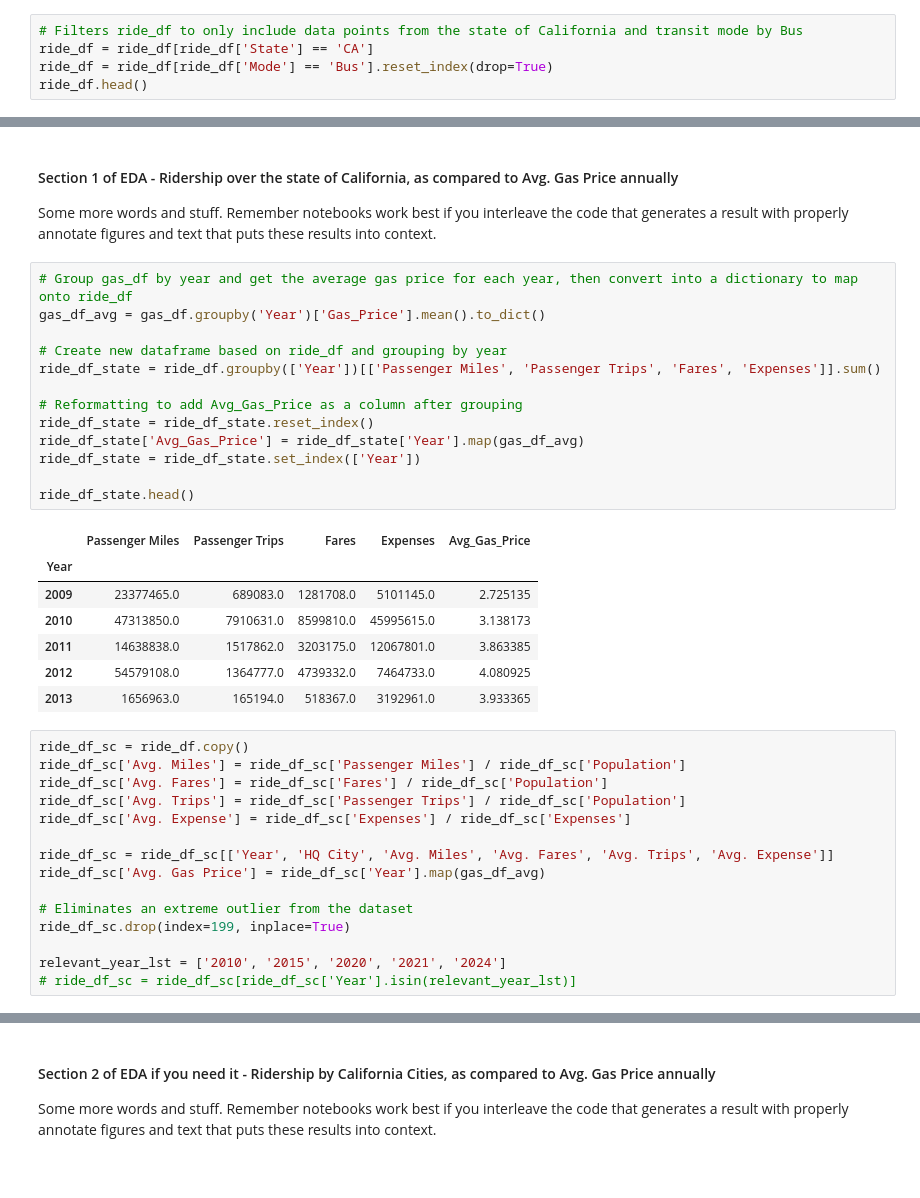
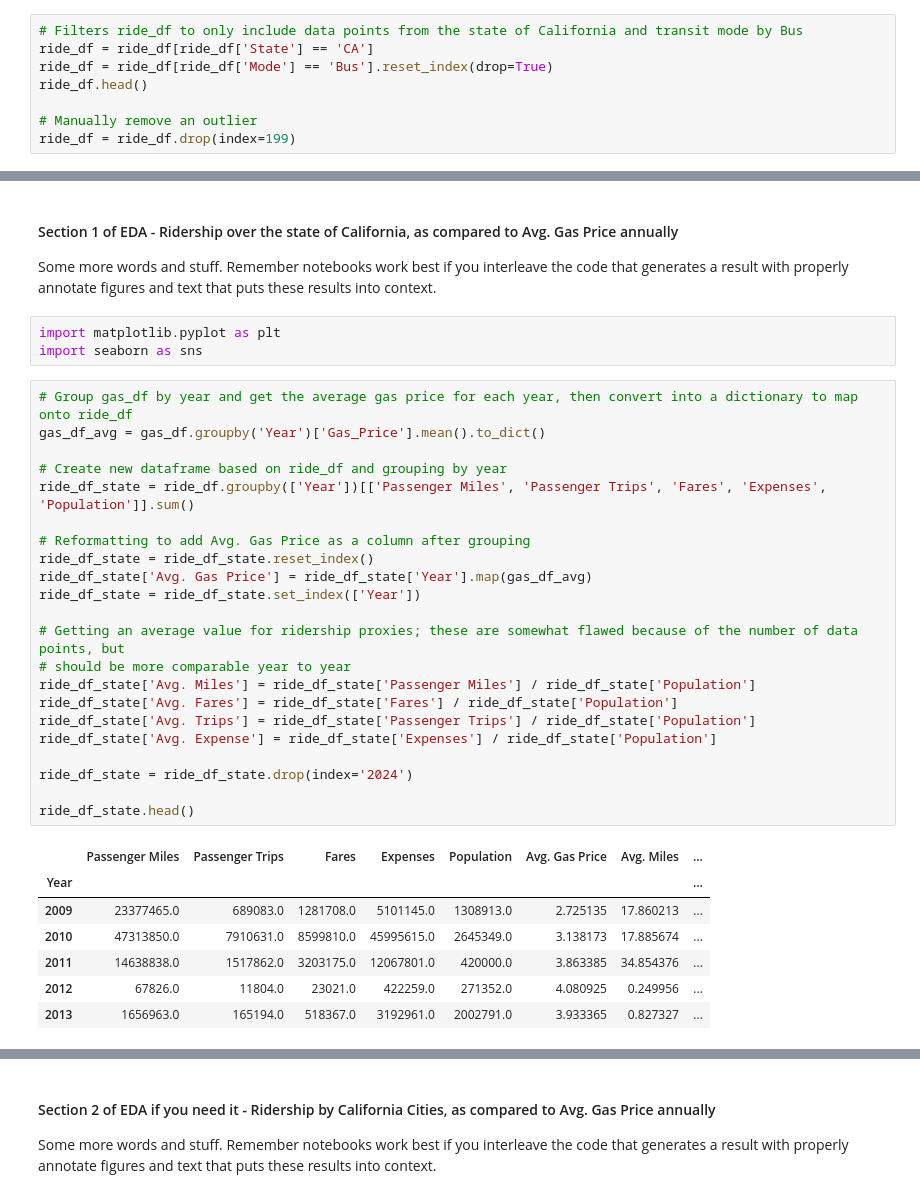
Before and after one commit to COGS108/Group012_WI26, a Jupyter notebook: 02-EDACheckpoint.ipynb, the cells around one changed output, grey strips where cells are left out. Drawn from its saved outputs; the diff is of its cells as text.

```diff
--- a/02-EDACheckpoint.ipynb
+++ b/02-EDACheckpoint.ipynb
@@ -238,3 +227,6 @@ ride_df.head()
 ride_df = ride_df[ride_df['State'] == 'CA']
 ride_df = ride_df[ride_df['Mode'] == 'Bus'].reset_index(drop=True)
 ride_df.head()
+
+# Manually remove an outlier
+ride_df = ride_df.drop(index=199)
@@ -261,39 +246,36 @@ Please note that you should consider the use of python modules in your work.  An
 #### Section 1 of EDA - Ridership over the state of California, as compared to Avg. Gas Price annually
 
 Some more words and stuff.  Remember notebooks work best if you interleave the code that generates a result with properly annotate figures and text that puts these results into context.
+# %%
+import matplotlib.pyplot as plt
+import seaborn as sns
 # %%
 # Group gas_df by year and get the average gas price for each year, then convert into a dictionary to map onto ride_df
 gas_df_avg = gas_df.groupby('Year')['Gas_Price'].mean().to_dict()
 
 # Create new dataframe based on ride_df and grouping by year
-ride_df_state = ride_df.groupby(['Year'])[['Passenger Miles', 'Passenger Trips', 'Fares', 'Expenses']].sum()
+ride_df_state = ride_df.groupby(['Year'])[['Passenger Miles', 'Passenger Trips', 'Fares', 'Expenses', 'Population']].sum()
 
-# Reformatting to add Avg_Gas_Price as a column after grouping
+# Reformatting to add Avg. Gas Price as a column after grouping
 ride_df_state = ride_df_state.reset_index()
-ride_df_state['Avg_Gas_Price'] = ride_df_state['Year'].map(gas_df_avg)
+ride_df_state['Avg. Gas Price'] = ride_df_state['Year'].map(gas_df_avg)
 ride_df_state = ride_df_state.set_index(['Year'])
 
+# Getting an average value for ridership proxies; these are somewhat flawed because of the number of data points, but
+# should be more comparable year to year
+ride_df_state['Avg. Miles'] = ride_df_state['Passenger Miles'] / ride_df_state['Population']
+ride_df_state['Avg. Fares'] = ride_df_state['Fares'] / ride_df_state['Population']
+ride_df_state['Avg. Trips'] = ride_df_state['Passenger Trips'] / ride_df_state['Population']
+ride_df_state['Avg. Expense'] = ride_df_state['Expenses'] / ride_df_state['Population']
+
+ride_df_state = ride_df_state.drop(index='2024')
+
 ride_df_state.head()
 # %% [output]
-|  | Passenger Miles | Passenger Trips | Fares | Expenses | Avg_Gas_Price |
-| Year |  |  |  |  |  |
-| 2009 | 23377465.0 | 689083.0 | 1281708.0 | 5101145.0 | 2.725135 |
-| 2010 | 47313850.0 | 7910631.0 | 8599810.0 | 45995615.0 | 3.138173 |
-| 2011 | 14638838.0 | 1517862.0 | 3203175.0 | 12067801.0 | 3.863385 |
-| 2012 | 54579108.0 | 1364777.0 | 4739332.0 | 7464733.0 | 4.080925 |
-| 2013 | 1656963.0 | 165194.0 | 518367.0 | 3192961.0 | 3.933365 |
+|  | Passenger Miles | Passenger Trips | Fares | Expenses | Population | Avg. Gas Price | Avg. Miles | ... |
+| Year |  |  |  |  |  |  |  | ... |
+| 2009 | 23377465.0 | 689083.0 | 1281708.0 | 5101145.0 | 1308913.0 | 2.725135 | 17.860213 | ... |
+| 2010 | 47313850.0 | 7910631.0 | 8599810.0 | 45995615.0 | 2645349.0 | 3.138173 | 17.885674 | ... |
+| 2011 | 14638838.0 | 1517862.0 | 3203175.0 | 12067801.0 | 420000.0 | 3.863385 | 34.854376 | ... |
+| 2012 | 67826.0 | 11804.0 | 23021.0 | 422259.0 | 271352.0 | 4.080925 | 0.249956 | ... |
+| 2013 | 1656963.0 | 165194.0 | 518367.0 | 3192961.0 | 2002791.0 | 3.933365 | 0.827327 | ... |
-# %%
-ride_df_sc = ride_df.copy()
-ride_df_sc['Avg. Miles'] = ride_df_sc['Passenger Miles'] / ride_df_sc['Population']
-ride_df_sc['Avg. Fares'] = ride_df_sc['Fares'] / ride_df_sc['Population']
-ride_df_sc['Avg. Trips'] = ride_df_sc['Passenger Trips'] / ride_df_sc['Population']
-ride_df_sc['Avg. Expense'] = ride_df_sc['Expenses'] / ride_df_sc['Expenses']
-
-ride_df_sc = ride_df_sc[['Year', 'HQ City', 'Avg. Miles', 'Avg. Fares', 'Avg. Trips', 'Avg. Expense']]
-ride_df_sc['Avg. Gas Price'] = ride_df_sc['Year'].map(gas_df_avg)
-
-# Eliminates an extreme outlier from the dataset
-ride_df_sc.drop(index=199, inplace=True)
-
-relevant_year_lst = ['2010', '2015', '2020', '2021', '2024']
-# ride_df_sc = ride_df_sc[ride_df_sc['Year'].isin(relevant_year_lst)]
```
Also changed, not shown: parts of 11 cells of this notebook.
